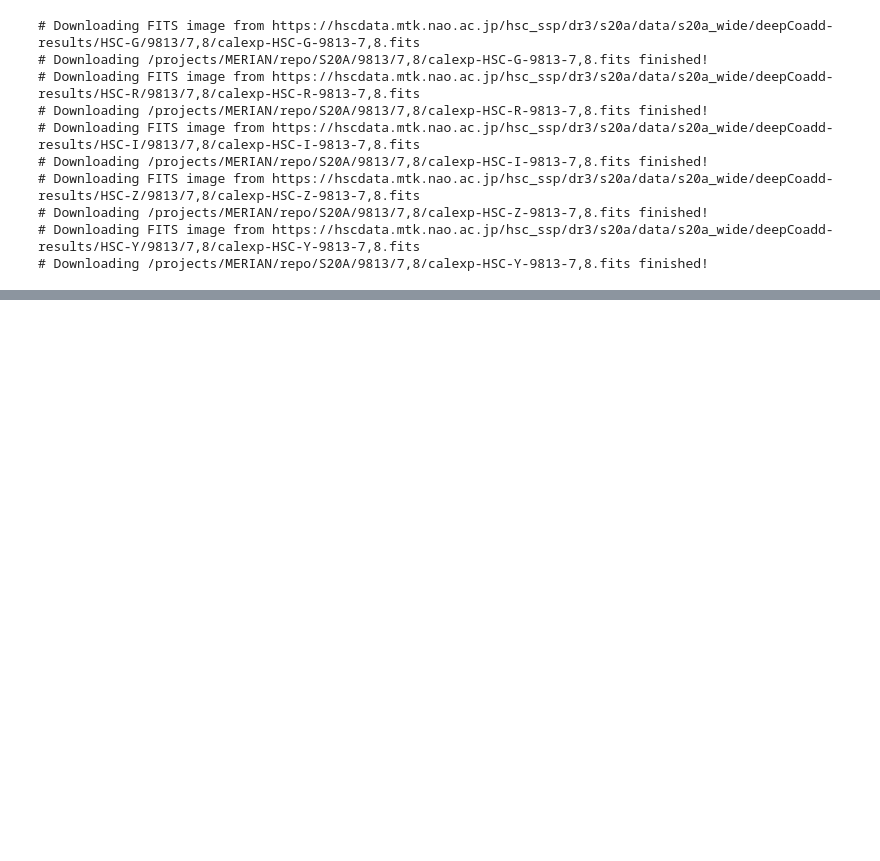
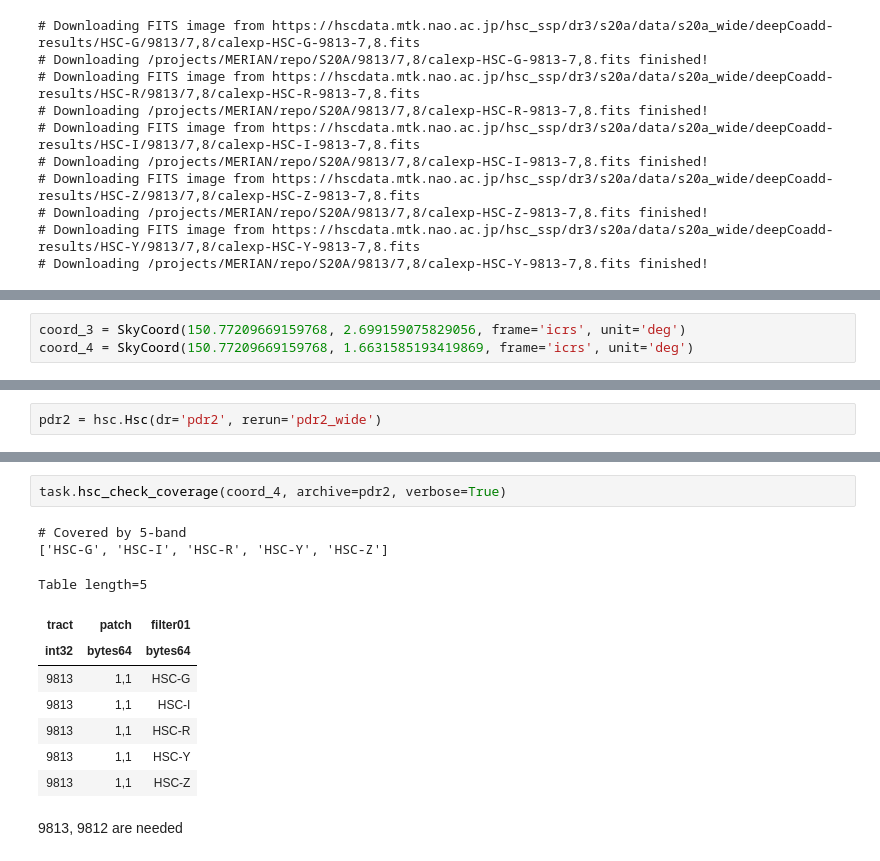
Before and after one commit to MerianSurvey/lambo, a Jupyter notebook: notebooks/hsc_gaap/hsc_dr3_download.ipynb, the cells around one changed output, grey strips where cells are left out. Cells and saved outputs as stored; diff of their text form; blank space fills up the shorter version.

```diff
--- a/notebooks/hsc_gaap/hsc_dr3_download.ipynb
+++ b/notebooks/hsc_gaap/hsc_dr3_download.ipynb
@@ -85,0 +158,3 @@ for filt in list('grizy'):
+# %%
+coord_3 = SkyCoord(150.77209669159768, 2.699159075829056, frame='icrs', unit='deg')
+coord_4 = SkyCoord(150.77209669159768, 1.6631585193419869, frame='icrs', unit='deg')
@@ -85,0 +166,2 @@ for filt in list('grizy'):
+# %%
+pdr2 = hsc.Hsc(dr='pdr2', rerun='pdr2_wide')
@@ -85,0 +170,15 @@ for filt in list('grizy'):
+# %%
+task.hsc_check_coverage(coord_4, archive=pdr2, verbose=True)
+# %% [output]
+# Covered by 5-band
+['HSC-G', 'HSC-I', 'HSC-R', 'HSC-Y', 'HSC-Z']
+Table length=5
+| tract | patch | filter01 |
+| int32 | bytes64 | bytes64 |
+| 9813 | 1,1 | HSC-G |
+| 9813 | 1,1 | HSC-I |
+| 9813 | 1,1 | HSC-R |
+| 9813 | 1,1 | HSC-Y |
+| 9813 | 1,1 | HSC-Z |
+# %% [markdown]
+9813, 9812 are needed
```
Also changed, not shown: parts of 16 cells of this notebook, 10 other files.
